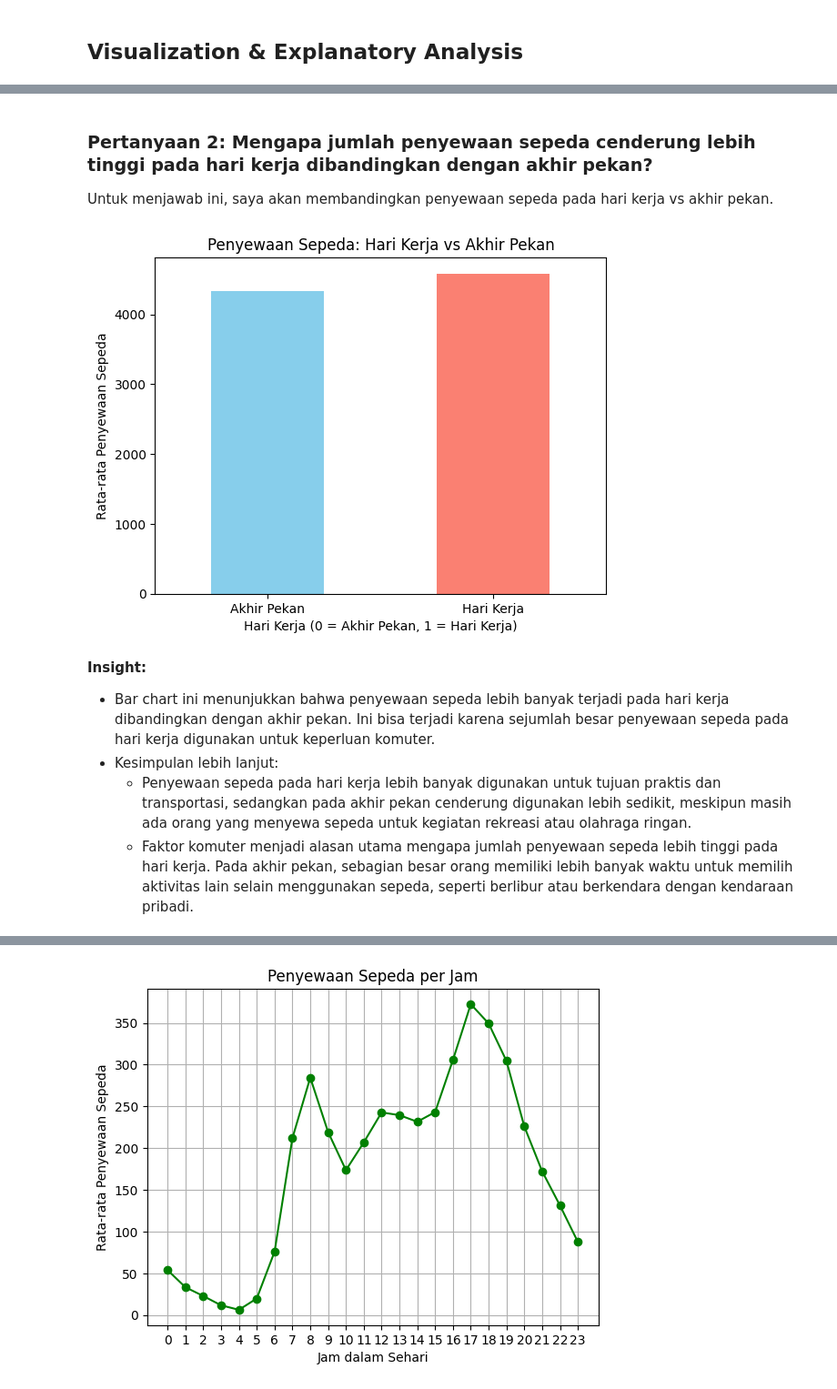
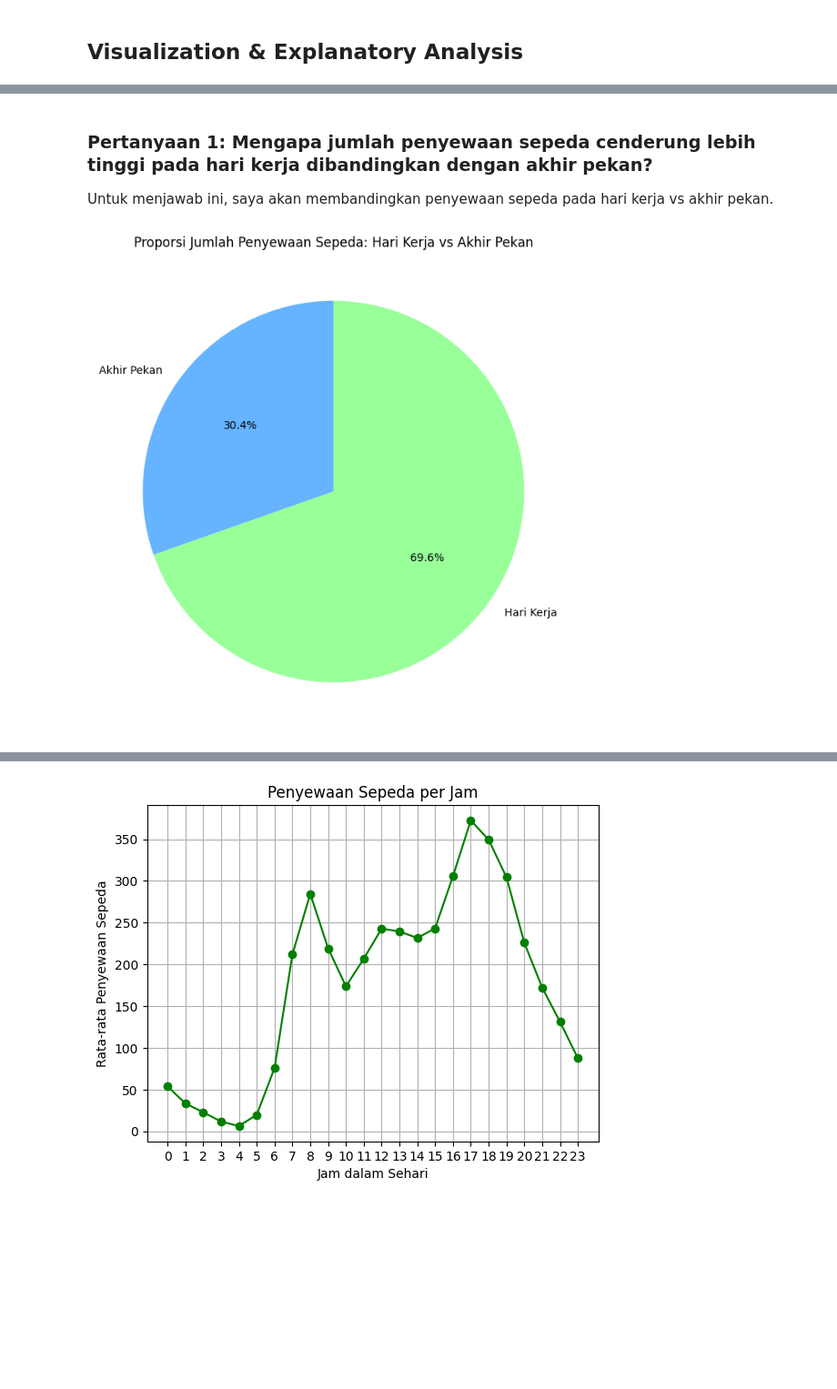
Before and after one commit to MasaYama03/Proyek-Analisis-Data, a Jupyter notebook: notebook.ipynb, the cells around one changed output, grey strips where cells are left out. Shown at 91% size. Cells and saved outputs as stored; diff of their text form; code cells hidden in the pictures; blank space fills up the shorter version.

```diff
--- a/notebook.ipynb
+++ b/notebook.ipynb
@@ -35,9 +34,12 @@ Matplotlib version: 3.10.0
 - Tahap data wrangling, dimulai dengan proses pengumpulan data. Pada proses ini kita akan mengumpulkan semua data yang dibutuhkan untuk menjawab semua pertanyaan atau masalah bisnis yang ingin kita hadapi
 # %%
 # Memuat dataset
-hour_df = pd.read_csv('/hour.csv')
-day_df = pd.read_csv('/day.csv')
+hour_df = pd.read_csv('/content/hour.csv')
+day_df = pd.read_csv('/content/day.csv')
 
 # Menampilkan beberapa baris dari masing-masing dataset untuk memeriksa struktur data tersebut
-hour_df.head(), day_df.head()
+print("---- Hour Dataset ----")
+print(hour_df.head())
+print("\n---- Day Dataset ----")
+print(day_df.head())
 # %% [output]
@@ -270,0 +256,10 @@ plt.show()
+# %%
+#Agregasi data untuk hari kerja vs akhir pekan
+aggregated_workday_df = day_df_cleaned.groupby('workingday').agg(
+    avg_rentals=('cnt', 'mean'),
+    total_rentals=('cnt', 'sum')
+).reset_index()
+
+# Menampilkan hasil agregasi untuk hari kerja vs akhir pekan
+print("\nAgregasi Penyewaan Sepeda untuk Hari Kerja vs Akhir Pekan:")
+print(aggregated_workday_df)
@@ -291,21 +359,12 @@ plt.show()
 # %% [markdown]
-### Pertanyaan 2: Mengapa jumlah penyewaan sepeda cenderung lebih tinggi pada hari kerja dibandingkan dengan akhir pekan?
+### Pertanyaan 1: Mengapa jumlah penyewaan sepeda cenderung lebih tinggi pada hari kerja dibandingkan dengan akhir pekan?
 
 Untuk menjawab ini, saya akan membandingkan penyewaan sepeda pada hari kerja vs akhir pekan.
-# %%
-# Visualisasi perbedaan penyewaan sepeda antara hari kerja dan akhir pekan
-working_day_vs_weekend = day_df_cleaned.groupby('workingday')['cnt'].mean()
-working_day_vs_weekend.plot(kind='bar', color=['skyblue', 'salmon'])
-plt.title('Penyewaan Sepeda: Hari Kerja vs Akhir Pekan')
-plt.xlabel('Hari Kerja (0 = Akhir Pekan, 1 = Hari Kerja)')
-plt.ylabel('Rata-rata Penyewaan Sepeda')
-plt.xticks([0, 1], ['Akhir Pekan', 'Hari Kerja'], rotation=0)
-plt.show()
-# %% [output]
-[figure, removed]
-# %% [markdown]
-**Insight:**
-- Bar chart ini menunjukkan bahwa penyewaan sepeda lebih banyak terjadi pada hari kerja dibandingkan dengan akhir pekan. Ini bisa terjadi karena sejumlah besar penyewaan sepeda pada hari kerja digunakan untuk keperluan komuter.
-- Kesimpulan lebih lanjut:
-  - Penyewaan sepeda pada hari kerja lebih banyak digunakan untuk tujuan praktis dan transportasi, sedangkan pada akhir pekan cenderung digunakan lebih sedikit, meskipun masih ada orang yang menyewa sepeda untuk kegiatan rekreasi atau olahraga ringan.
-  - Faktor komuter menjadi alasan utama mengapa jumlah penyewaan sepeda lebih tinggi pada hari kerja. Pada akhir pekan, sebagian besar orang memiliki lebih banyak waktu untuk memilih aktivitas lain selain menggunakan sepeda, seperti berlibur atau berkendara dengan kendaraan pribadi.
+# %%
+# Visualisasi pie chart untuk jumlah penyewaan sepeda pada hari kerja vs akhir pekan
+plt.figure(figsize=(8, 8))
+plt.pie(aggregated_workday_df['total_rentals'], labels=['Akhir Pekan', 'Hari Kerja'], autopct='%1.1f%%', startangle=90, colors=['#66b3ff', '#99ff99'])
+plt.title("Proporsi Jumlah Penyewaan Sepeda: Hari Kerja vs Akhir Pekan")
+plt.show()
+# %% [output]
+[figure, added]
```
Also changed, not shown: parts of 28 cells of this notebook.
